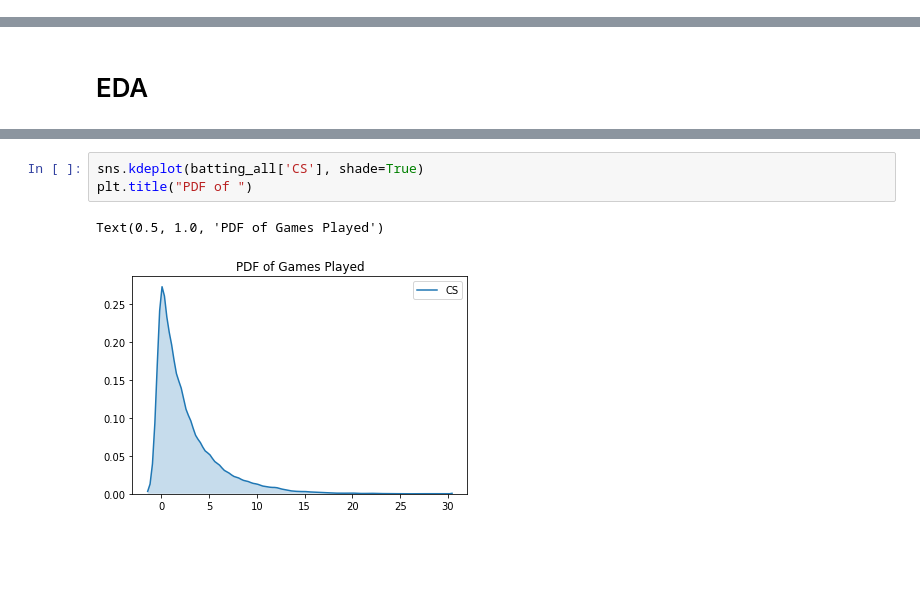
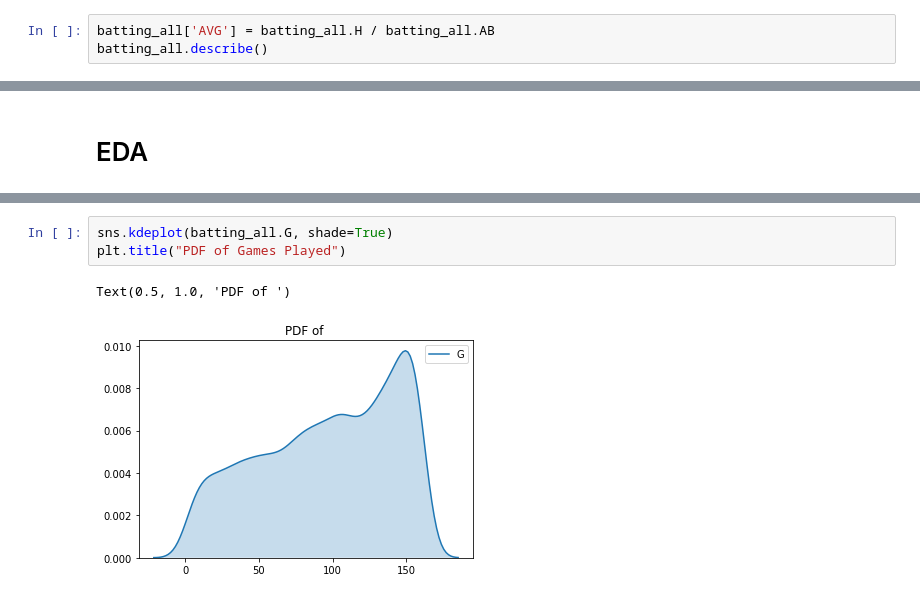
Before and after one commit to imartinez96/mlb-player-salary, a Jupyter notebook: SalaryProject.ipynb, the cells around one changed output, grey strips where cells are left out. Cells and saved outputs as stored; diff of their text form; blank space fills up the shorter version.

```diff
--- a/SalaryProject.ipynb
+++ b/SalaryProject.ipynb
@@ -269,0 +269,3 @@ batting_all.sort_values(by=['playerID', 'yearID'])
+# %%
+batting_all['AVG'] = batting_all.H / batting_all.AB
+batting_all.describe()
@@ -356,6 +294,6 @@ Text(0.5, 1.0, 'PDF of Games Played')
-# %%
-sns.kdeplot(batting_all['CS'], shade=True)
-plt.title("PDF of ")
-# %% [output]
-Text(0.5, 1.0, 'PDF of Games Played')
-[figure, removed]
+# %%
+sns.kdeplot(batting_all.G, shade=True)
+plt.title("PDF of Games Played")
+# %% [output]
+Text(0.5, 1.0, 'PDF of ')
+[figure, added]
```
Also changed, not shown: parts of 49 cells of this notebook.
